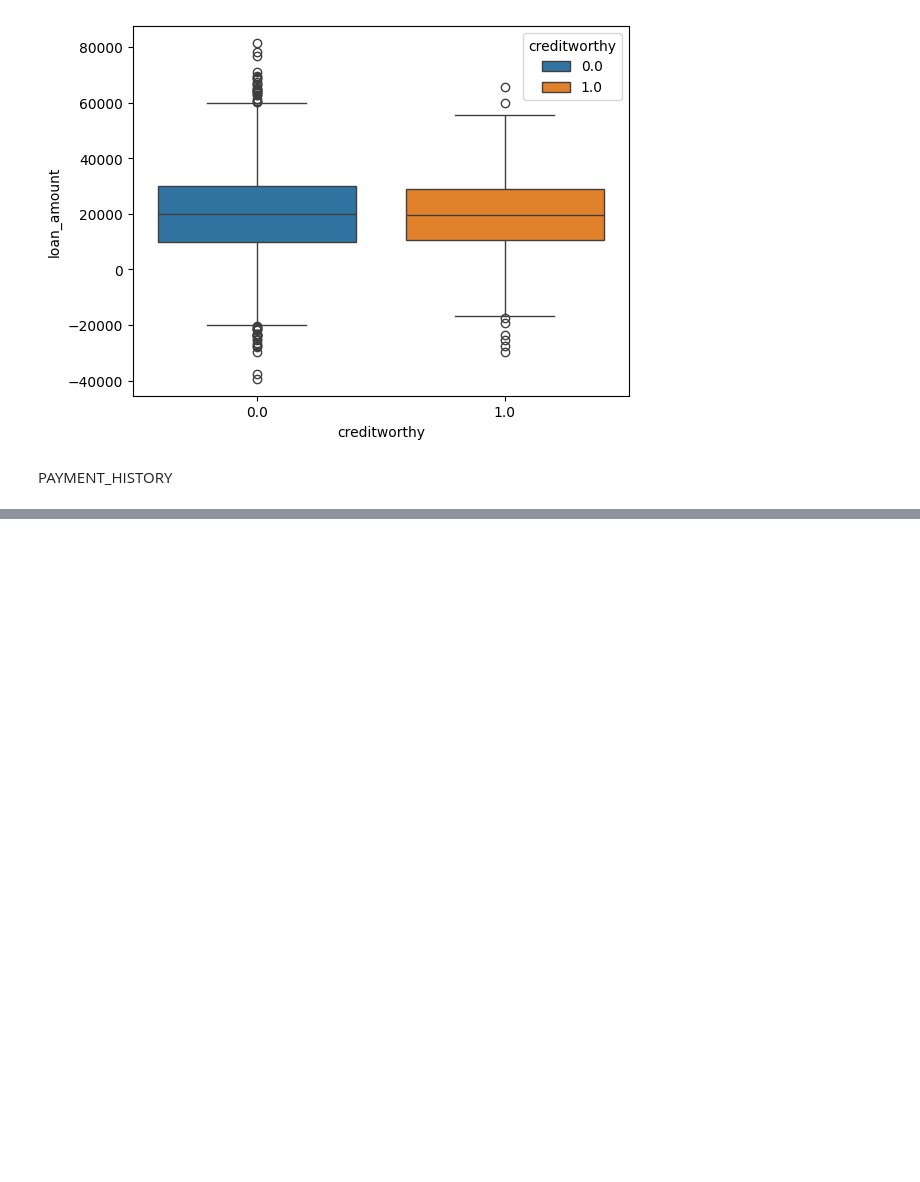
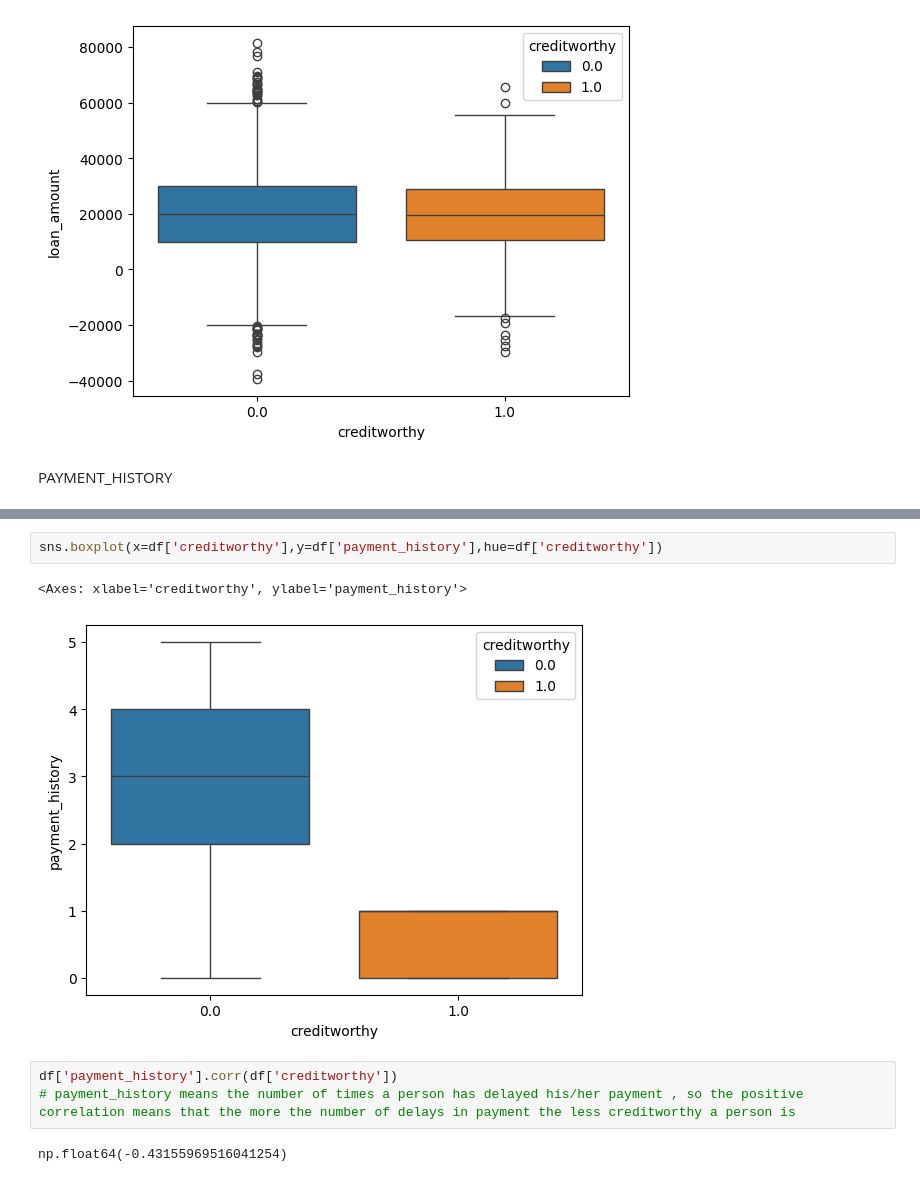
Before and after one commit to saaaaaaaaaaaaaad56/creditworthiness, a Jupyter notebook: over_view.ipynb, the cells around one changed output, grey strips where cells are left out. Cells and saved outputs as stored; diff of their text form; blank space fills up the shorter version.

```diff
--- a/over_view.ipynb
+++ b/over_view.ipynb
@@ -346,0 +357,10 @@ dtype: int64
+# %%
+sns.boxplot(x=df['creditworthy'],y=df['payment_history'],hue=df['creditworthy'])
+# %% [output]
+<Axes: xlabel='creditworthy', ylabel='payment_history'>
+[figure, added]
+# %%
+df['payment_history'].corr(df['creditworthy'])
+# payment_history means the number of times a person has delayed his/her payment , so the positive correlation means that the more the number of delays in payment the less creditworthy a person is
+# %% [output]
+np.float64(-0.43155969516041254)
```
Also changed, not shown: parts of 21 cells of this notebook.
